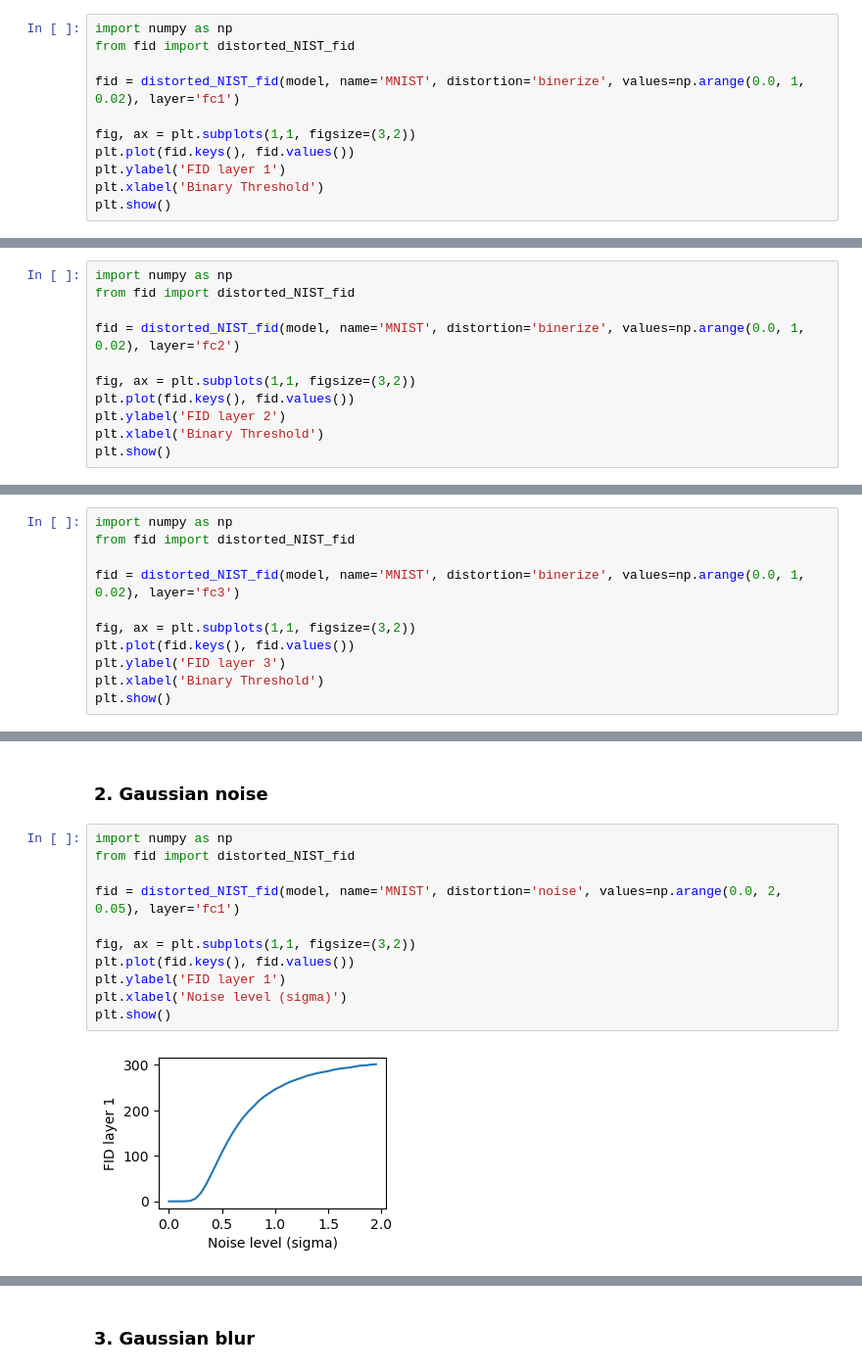
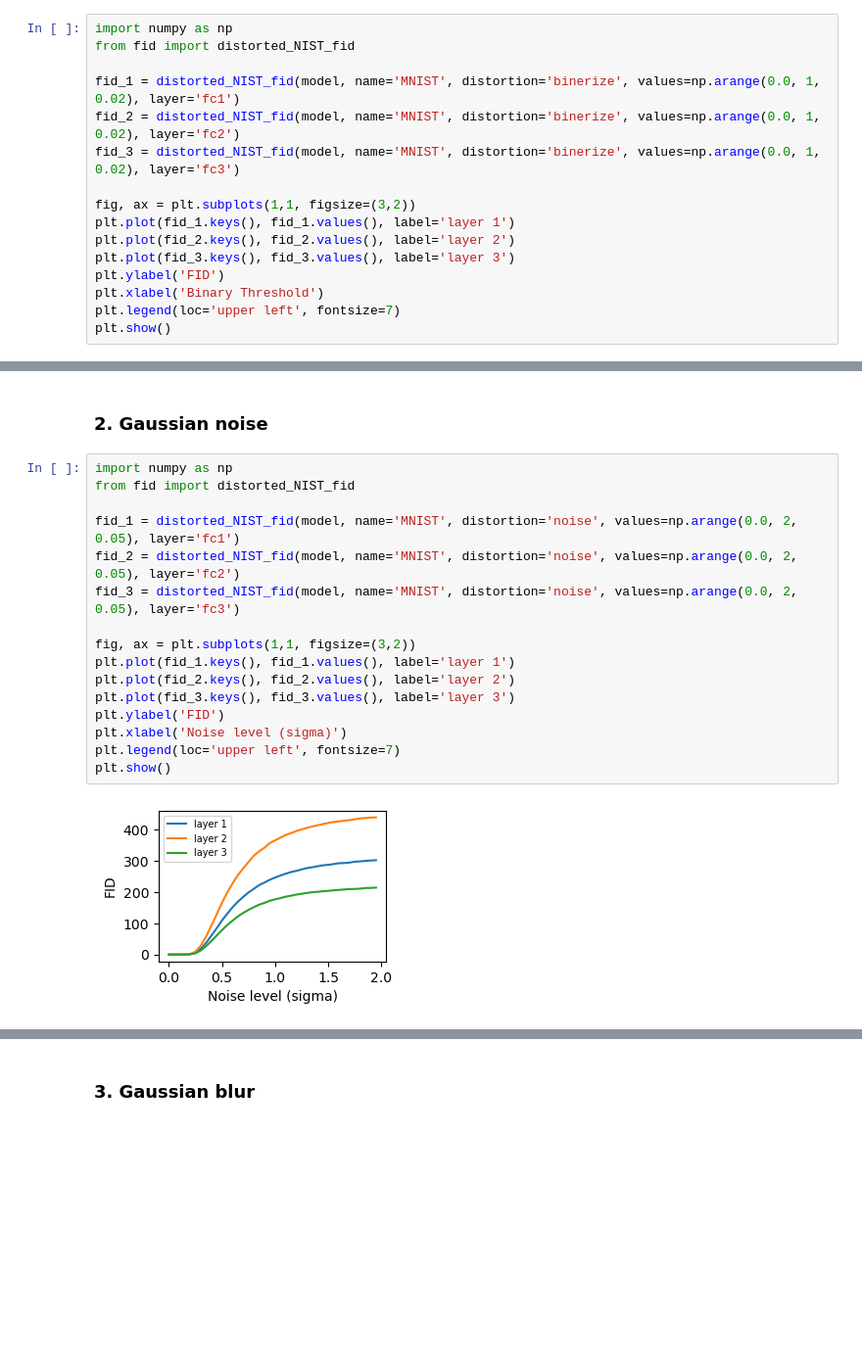
Before and after one commit to dfaroughy/FID-MNIST, a Jupyter notebook: FID_MNIST.ipynb, the cells around one changed output, grey strips where cells are left out. Shown at 98% size. Drawn from its saved outputs; the diff is of its cells as text; blank space fills up the shorter version.

```diff
--- a/FID_MNIST.ipynb
+++ b/FID_MNIST.ipynb
@@ -118,11 +173,16 @@ the first and third layers accross all considered deformation.
 import numpy as np
 from fid import distorted_NIST_fid
 
-fid = distorted_NIST_fid(model, name='MNIST', distortion='binerize', values=np.arange(0.0, 1, 0.02), layer='fc1')
+fid_1 = distorted_NIST_fid(model, name='MNIST', distortion='binerize', values=np.arange(0.0, 1, 0.02), layer='fc1')
+fid_2 = distorted_NIST_fid(model, name='MNIST', distortion='binerize', values=np.arange(0.0, 1, 0.02), layer='fc2')
+fid_3 = distorted_NIST_fid(model, name='MNIST', distortion='binerize', values=np.arange(0.0, 1, 0.02), layer='fc3')
 
 fig, ax = plt.subplots(1,1, figsize=(3,2))
-plt.plot(fid.keys(), fid.values())
-plt.ylabel('FID layer 1')
+plt.plot(fid_1.keys(), fid_1.values(), label='layer 1')
+plt.plot(fid_2.keys(), fid_2.values(), label='layer 2')
+plt.plot(fid_3.keys(), fid_3.values(), label='layer 3')
+plt.ylabel('FID')
 plt.xlabel('Binary Threshold')
+plt.legend(loc='upper left', fontsize=7)
 plt.show()
 # %% [output]
@@ -130,11 +189,0 @@ plt.show()
-# %%
-import numpy as np
-from fid import distorted_NIST_fid
-
-fid = distorted_NIST_fid(model, name='MNIST', distortion='binerize', values=np.arange(0.0, 1, 0.02), layer='fc2')
-
-fig, ax = plt.subplots(1,1, figsize=(3,2))
-plt.plot(fid.keys(), fid.values())
-plt.ylabel('FID layer 2')
-plt.xlabel('Binary Threshold')
-plt.show()
@@ -143,11 +189,0 @@ plt.show()
-# %%
-import numpy as np
-from fid import distorted_NIST_fid
-
-fid = distorted_NIST_fid(model, name='MNIST', distortion='binerize', values=np.arange(0.0, 1, 0.02), layer='fc3')
-
-fig, ax = plt.subplots(1,1, figsize=(3,2))
-plt.plot(fid.keys(), fid.values())
-plt.ylabel('FID layer 3')
-plt.xlabel('Binary Threshold')
-plt.show()
@@ -158,13 +192,18 @@ plt.show()
 # %%
 import numpy as np
 from fid import distorted_NIST_fid
 
-fid = distorted_NIST_fid(model, name='MNIST', distortion='noise', values=np.arange(0.0, 2, 0.05), layer='fc1')
+fid_1 = distorted_NIST_fid(model, name='MNIST', distortion='noise', values=np.arange(0.0, 2, 0.05), layer='fc1')
+fid_2 = distorted_NIST_fid(model, name='MNIST', distortion='noise', values=np.arange(0.0, 2, 0.05), layer='fc2')
+fid_3 = distorted_NIST_fid(model, name='MNIST', distortion='noise', values=np.arange(0.0, 2, 0.05), layer='fc3')
 
 fig, ax = plt.subplots(1,1, figsize=(3,2))
-plt.plot(fid.keys(), fid.values())
-plt.ylabel('FID layer 1')
+plt.plot(fid_1.keys(), fid_1.values(), label='layer 1')
+plt.plot(fid_2.keys(), fid_2.values(), label='layer 2')
+plt.plot(fid_3.keys(), fid_3.values(), label='layer 3')
+plt.ylabel('FID')
 plt.xlabel('Noise level (sigma)')
+plt.legend(loc='upper left', fontsize=7)
 plt.show()
 # %% [output]
-[figure, old version]
+[figure, new version]
```
Also changed, not shown: parts of 23 cells of this notebook, 1 other file.
